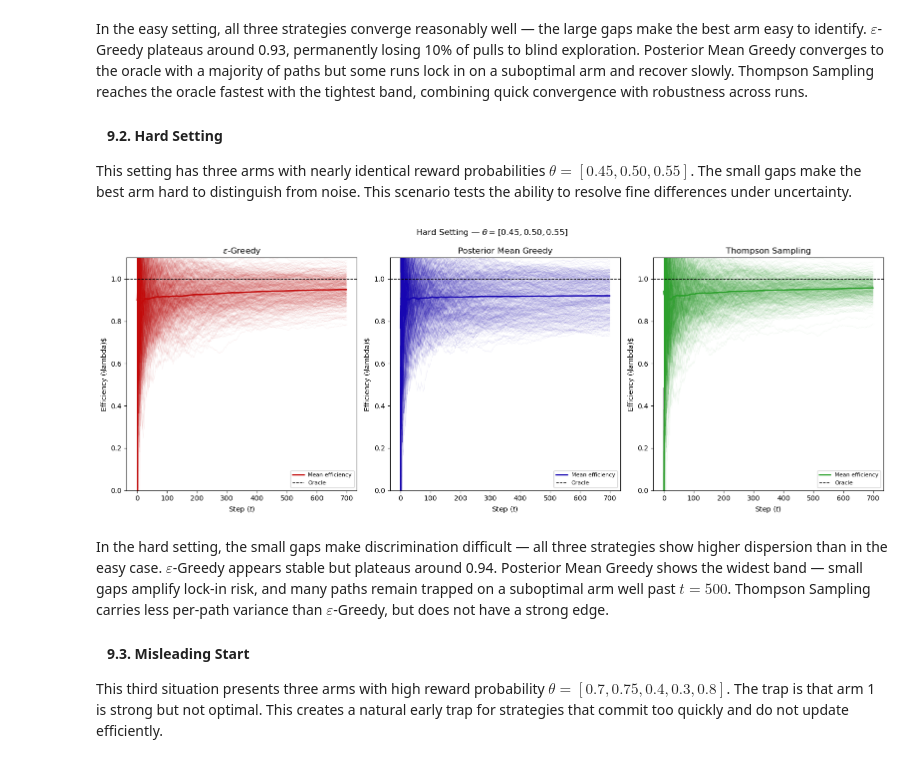
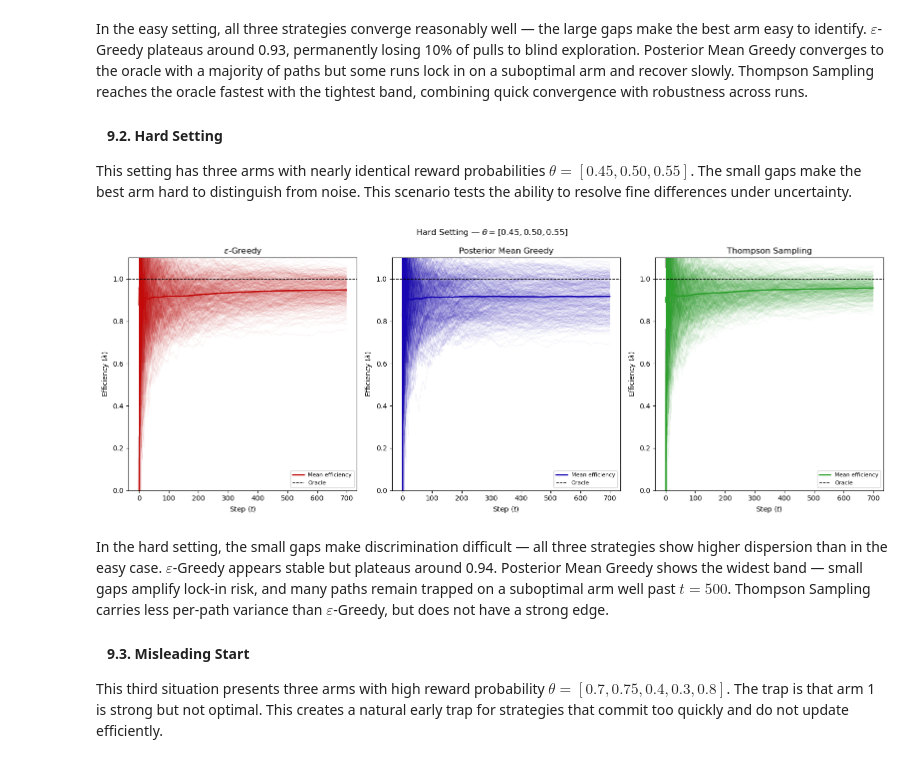
Before and after one commit to VitalityMigo/bayesian-multi-armed-bandit, a Jupyter notebook: multi_armed_bandit.ipynb, the cells around one changed output. Cells and saved outputs as stored; diff of their text form; code cells hidden in the pictures.

```diff
--- a/multi_armed_bandit.ipynb
+++ b/multi_armed_bandit.ipynb
@@ -807,10 +807,13 @@ This normalization makes strategies comparable across scenarios, and gives an im
 
 This scenario presents three arms with well-separated reward probabilities $\theta = [0.2, 0.5, 0.8]$. The gap between the best arm and the others is large: even noisy early estimates are sufficient to identify the dominant arm quickly.
 # %%
+
 # Params
 T, n_paths = 700, 400
 theta = [0.2, 0.5, 0.8]
 K = len(theta)
+colors = ["#C20A0A", "#1706B1", "#2ca02c"]
+strategies = [r"$\varepsilon$-Greedy", "Posterior Mean Greedy", "Thompson Sampling"]
 
 # Oracle
 mu_star = max(theta)
@@ -823,13 +826,10 @@ rw_ts, _ = monte_carlo(thompson_sampling, n_paths, T, K, theta)
 
 # Plot
 fig, axes = plt.subplots(1, 3, figsize=(16, 6))
-colors = ["#C20A0A", "#1706B1", "#2ca02c"]
-strategies = [r"$\varepsilon$-Greedy", "Posterior Mean Greedy", "Thompson Sampling"]
 
 for ax, rw, color, label in zip(axes, [rw_eps, rw_pmg, rw_ts], colors, strategies):
     cum = rw.cumsum(axis=1)
     eff = cum / oracle
-
     for path in eff:
         ax.plot(path, alpha=0.06, linewidth=0.6, color=color)
     ax.plot(eff.mean(axis=0), color=color, linewidth=2, label="Mean efficiency")
@@ -837,7 +837,7 @@ for ax, rw, color, label in zip(axes, [rw_eps, rw_pmg, rw_ts], colors, strategie
     ax.set_ylim(0, 1.1)
     ax.set_title(label)
     ax.set_xlabel("Step ($t$)")
-    ax.set_ylabel(r"Efficiency (\lambda)$")
+    ax.set_ylabel(r"Efficiency ($\lambda$)")
     ax.legend(fontsize=8)
 
 plt.suptitle(r"Easy Setting — $\theta = [0.2, 0.5, 0.8]$", fontsize=12)
@@ -852,41 +852,44 @@ In the easy setting, all three strategies converge reasonably well — the large
 
 This setting has three arms with nearly identical reward probabilities $\theta = [0.45, 0.50, 0.55]$. The small gaps make the best arm hard to distinguish from noise. This scenario tests the ability to resolve fine differences under uncertainty.
 # %%
+
 # Params
 T, n_paths = 700, 400
 theta = [0.45, 0.50, 0.55]
 K = len(theta)
+colors = ["#C20A0A", "#1706B1", "#2ca02c"]
+strategies = [r"$\varepsilon$-Greedy", "Posterior Mean Greedy", "Thompson Sampling"]
 
 # Oracle
 mu_star = max(theta)
 oracle = np.arange(1, T + 1) * mu_star
 
 # MC Simulation
 rw_eps, _ = monte_carlo(epsilon_greedy, n_paths, T, K, theta)
 rw_pmg, _ = monte_carlo(posterior_mean_greedy, n_paths, T, K, theta)
 rw_ts, _ = monte_carlo(thompson_sampling, n_paths, T, K, theta)
 
 # Plot
 fig, axes = plt.subplots(1, 3, figsize=(16, 6))
 
 for ax, rw, color, label in zip(axes, [rw_eps, rw_pmg, rw_ts], colors, strategies):
     cum = rw.cumsum(axis=1)
     eff = cum / oracle
     for path in eff:
         ax.plot(path, alpha=0.06, linewidth=0.6, color=color)
     ax.plot(eff.mean(axis=0), color=color, linewidth=2, label="Mean efficiency")
     ax.axhline(1.0, color="black", linewidth=1, linestyle="--", label="Oracle")
     ax.set_ylim(0, 1.1)
     ax.set_title(label)
     ax.set_xlabel("Step ($t$)")
-    ax.set_ylabel(r"Efficiency (\lambda)$")
+    ax.set_ylabel(r"Efficiency ($\lambda$)")
     ax.legend(fontsize=8)
 
 plt.suptitle(r"Hard Setting — $\theta = [0.45, 0.50, 0.55]$", fontsize=12)
 plt.tight_layout()
 plt.show()
 # %% [output]
-[figure, old version]
+[figure, new version]
 # %% [markdown]
 In the hard setting, the small gaps make discrimination difficult — all three strategies show higher dispersion than in the easy case. $\varepsilon$-Greedy appears stable but plateaus around 0.94. Posterior Mean Greedy shows the widest band — small gaps amplify lock-in risk, and many paths remain trapped on a suboptimal arm well past $t = 500$. Thompson Sampling carries less per-path variance than $\varepsilon$-Greedy, but does not have a strong edge.
 
```
Also changed, not shown: parts of 5 cells of this notebook, 1 other file.
